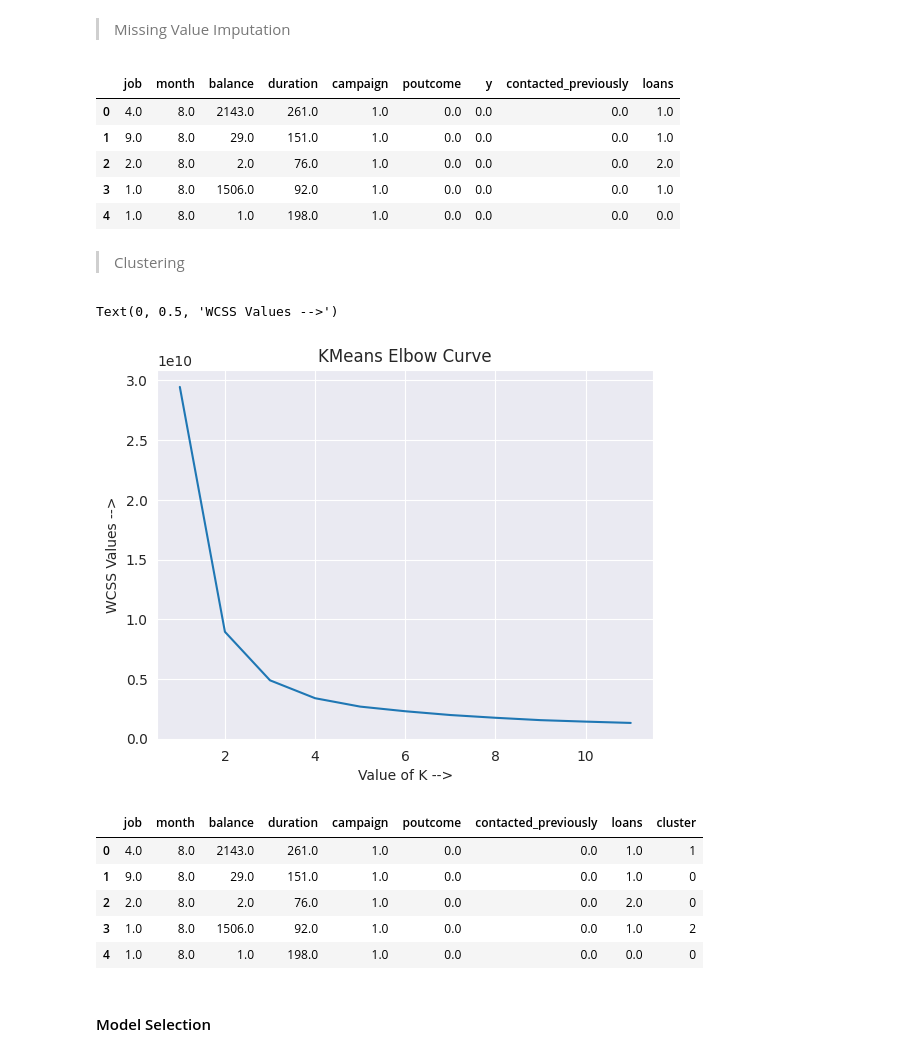
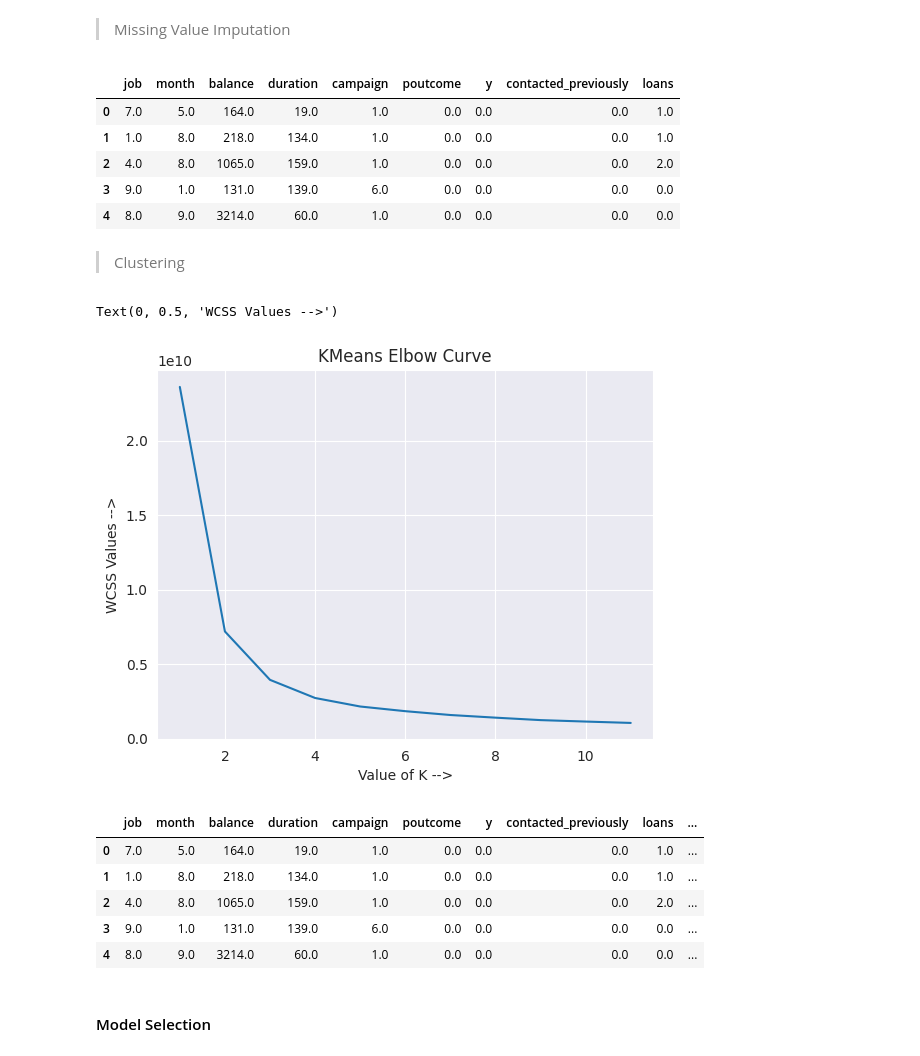
Before and after one commit to RauhanAhmed/Bank-Marketing, a Jupyter notebook: research/Bank_Marketing.ipynb, the cells around one changed output. Saved outputs shown, nothing was run; the diff lists cells and outputs as text; code cells hidden in the pictures.

Commit message:
Data Transformation

```diff
--- a/research/Bank_Marketing.ipynb
+++ b/research/Bank_Marketing.ipynb
@@ -51,0 +36,4 @@ memory usage: 5.9+ MB
+# %%
+data = pd.concat([x_train, y_train], axis = 1)
+test_data = pd.concat([x_test, y_test], axis = 1)
+data.info()
@@ -141,6 +147,12 @@ for col in data.columns:
   else:
     pass
 
+for col in test_data.columns:
+  if test_data[col].dtype == "object":
+    test_data[col].replace(to_replace = "unknown", value = np.NaN, inplace = True)
+  else:
+    pass
+
 data.head()
 # %% [output]
 |  | age | job | marital | education | default | balance | housing | loan | contact | day | month | ... |
@@ -504,16 +527,18 @@ data.head()
 # filling missing values
 from sklearn.impute import SimpleImputer
 imputer = SimpleImputer(strategy = "most_frequent")
-data = pd.DataFrame(imputer.fit_transform(data), columns = [x.split("__")[1] for x in transformer.get_feature_names_out()])
+
+data = pd.DataFrame(imputer.fit_transform(data), columns = imputer.feature_names_in_)
+test_data = pd.DataFrame(imputer.transform(test_data), columns = imputer.feature_names_in_)
 # %%
 data.head()
 # %% [output]
 |  | job | month | balance | duration | campaign | poutcome | y | contacted_previously | loans |
-| 0 | 4.0 | 8.0 | 2143.0 | 261.0 | 1.0 | 0.0 | 0.0 | 0.0 | 1.0 |
-| 1 | 9.0 | 8.0 | 29.0 | 151.0 | 1.0 | 0.0 | 0.0 | 0.0 | 1.0 |
-| 2 | 2.0 | 8.0 | 2.0 | 76.0 | 1.0 | 0.0 | 0.0 | 0.0 | 2.0 |
-| 3 | 1.0 | 8.0 | 1506.0 | 92.0 | 1.0 | 0.0 | 0.0 | 0.0 | 1.0 |
-| 4 | 1.0 | 8.0 | 1.0 | 198.0 | 1.0 | 0.0 | 0.0 | 0.0 | 0.0 |
+| 0 | 7.0 | 5.0 | 164.0 | 19.0 | 1.0 | 0.0 | 0.0 | 0.0 | 1.0 |
+| 1 | 1.0 | 8.0 | 218.0 | 134.0 | 1.0 | 0.0 | 0.0 | 0.0 | 1.0 |
+| 2 | 4.0 | 8.0 | 1065.0 | 159.0 | 1.0 | 0.0 | 0.0 | 0.0 | 2.0 |
+| 3 | 9.0 | 1.0 | 131.0 | 139.0 | 6.0 | 0.0 | 0.0 | 0.0 | 0.0 |
+| 4 | 8.0 | 9.0 | 3214.0 | 60.0 | 1.0 | 0.0 | 0.0 | 0.0 | 0.0 |
 # %% [markdown]
 
 
@@ -524,31 +546,32 @@ X, y = data.drop("y", axis = 1), data["y"]
 # %%
 # performing clustering on the dataset
 from sklearn.cluster import KMeans
 
 wcss = []
 for k in range(1, 12):
   kmeans = KMeans(n_clusters = k, init = "k-means++")
-  kmeans.fit(X, y)
+  kmeans.fit(data.drop("y", axis = 1), data["y"])
   wcss.append(kmeans.inertia_)
 
 sns.lineplot(x = np.arange(1, 12), y = wcss).set(title = "KMeans Elbow Curve")
 plt.xlabel("Value of K -->")
 plt.ylabel("WCSS Values -->")
 # %% [output]
 Text(0, 0.5, 'WCSS Values -->')
-[figure, old version]
+[figure, new version]
 # %%
-# taking k as 4
+# taking k as 3
 kmeans = KMeans(n_clusters = 3, init = "k-means++")
-X["cluster"] = kmeans.fit_predict(X, y)
-X.head()
+data["cluster"] = kmeans.fit_predict(data.drop("y", axis = 1), data["y"])
+test_data["cluster"] = kmeans.predict(test_data.drop("y", axis = 1), test_data["y"])
+data.head()
 # %% [output]
-|  | job | month | balance | duration | campaign | poutcome | contacted_previously | loans | cluster |
-| 0 | 4.0 | 8.0 | 2143.0 | 261.0 | 1.0 | 0.0 | 0.0 | 1.0 | 1 |
-| 1 | 9.0 | 8.0 | 29.0 | 151.0 | 1.0 | 0.0 | 0.0 | 1.0 | 0 |
-| 2 | 2.0 | 8.0 | 2.0 | 76.0 | 1.0 | 0.0 | 0.0 | 2.0 | 0 |
-| 3 | 1.0 | 8.0 | 1506.0 | 92.0 | 1.0 | 0.0 | 0.0 | 1.0 | 2 |
-| 4 | 1.0 | 8.0 | 1.0 | 198.0 | 1.0 | 0.0 | 0.0 | 0.0 | 0 |
+|  | job | month | balance | duration | campaign | poutcome | y | contacted_previously | loans | ... |
+| 0 | 7.0 | 5.0 | 164.0 | 19.0 | 1.0 | 0.0 | 0.0 | 0.0 | 1.0 | ... |
+| 1 | 1.0 | 8.0 | 218.0 | 134.0 | 1.0 | 0.0 | 0.0 | 0.0 | 1.0 | ... |
+| 2 | 4.0 | 8.0 | 1065.0 | 159.0 | 1.0 | 0.0 | 0.0 | 0.0 | 2.0 | ... |
+| 3 | 9.0 | 1.0 | 131.0 | 139.0 | 6.0 | 0.0 | 0.0 | 0.0 | 0.0 | ... |
+| 4 | 8.0 | 9.0 | 3214.0 | 60.0 | 1.0 | 0.0 | 0.0 | 0.0 | 0.0 | ... |
 # %% [markdown]
 #### Model Selection
 # %%
```
Also changed, not shown: parts of 40 cells of this notebook, 2 other files.
